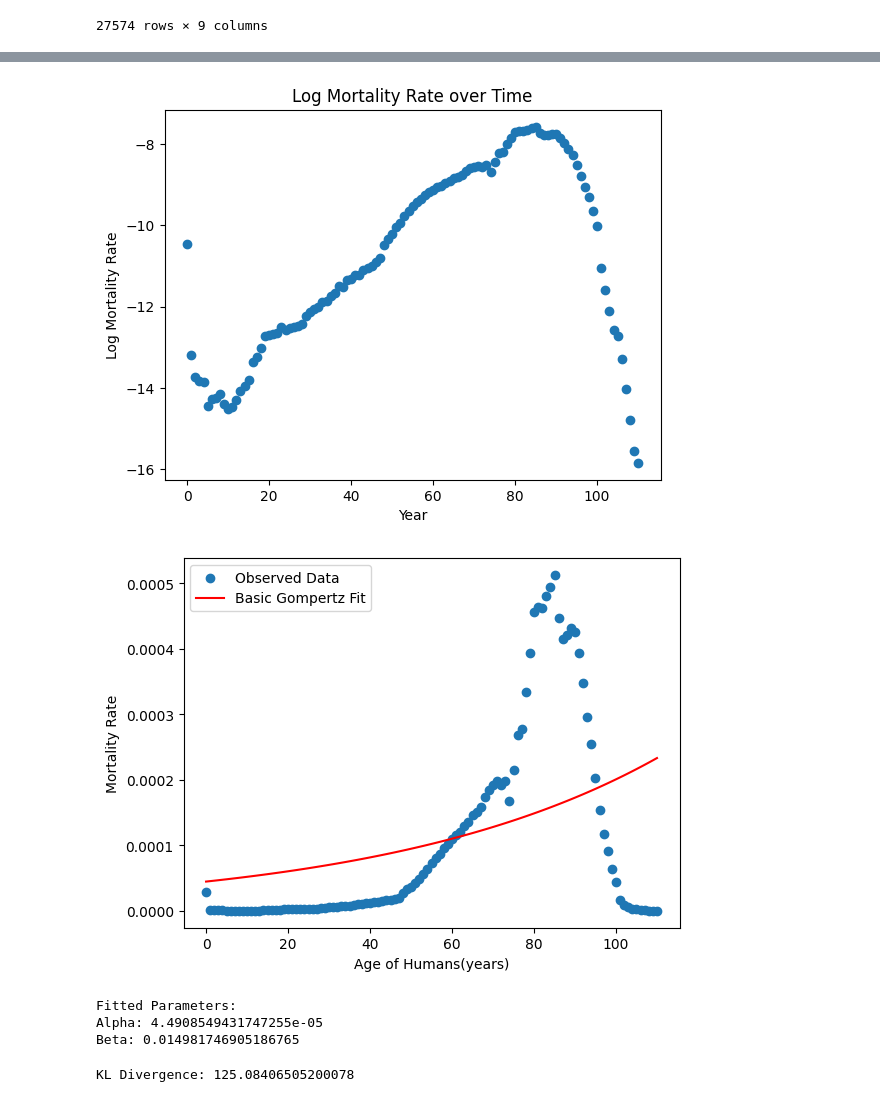
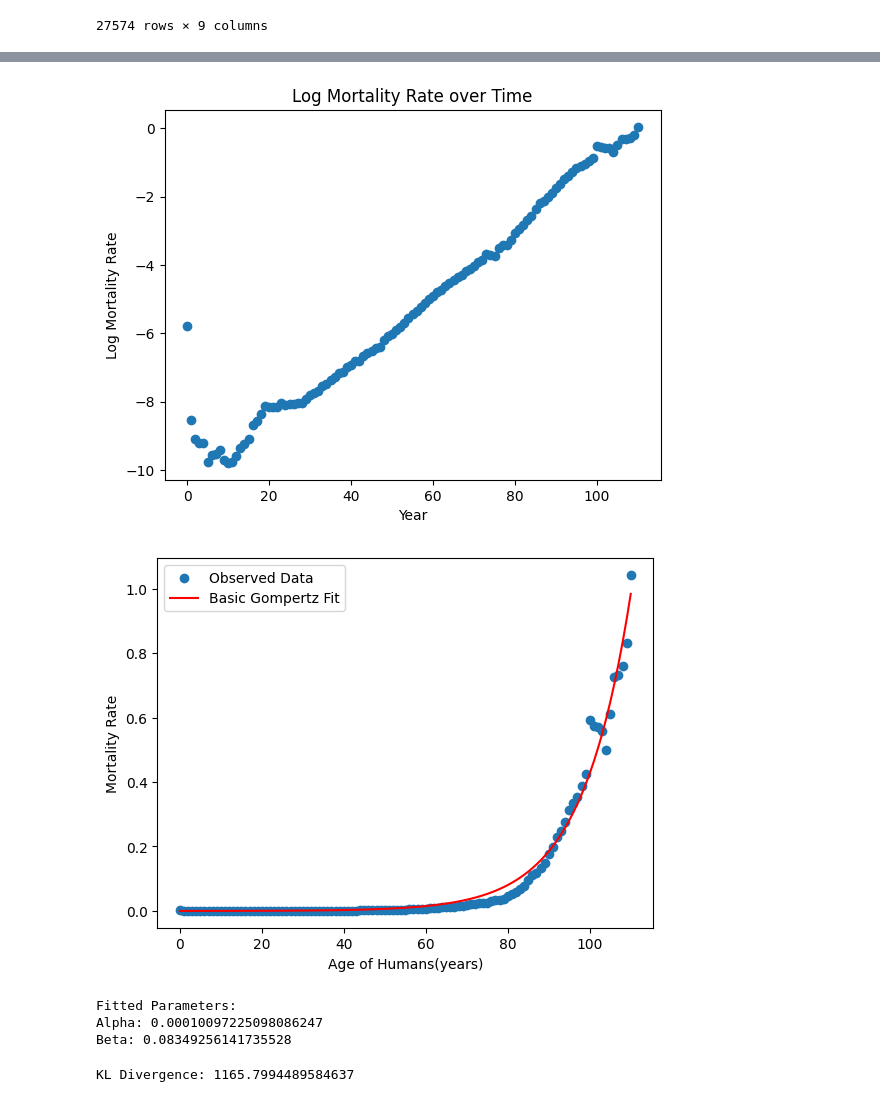
Before and after one commit to shs2017/Data-Literacy, a Jupyter notebook: Lifespans_ITP1.ipynb, the cells around one changed output, grey strips where cells are left out. Drawn from its saved outputs; the diff is of its cells as text; code cells hidden in the pictures.

```diff
--- a/Lifespans_ITP1.ipynb
+++ b/Lifespans_ITP1.ipynb
@@ -156,12 +172,6 @@ Mean Squared Error: 3.936579629474498e-06
 # %%
-## Import and curate Human Data
+## Import  Human Data
 human_mortality_df = pd.read_excel("./Lifespans_Humans.xlsx")
-## Population of Germany in 2020: 83.16 milion
-population = 83.16 * 1e6
-## Add Column Population
-human_mortality_df["Population"] = population
-## Decrease Population for all occured deaths
-human_mortality_df['Population'] = human_mortality_df['Population'] - human_mortality_df['Total'].cumsum()
 human_mortality_df
 # %% [output]
 |  | Year | Age | Total | Population |
@@ -190,39 +200,39 @@ plt.ylabel('Log Mortality Rate')
 plt.title('Log Mortality Rate over Time')
 plt.show()
 # %% [output]
-[figure, old version]
+[figure, new version]
 # %%
 # Fit Human Data to Gompertz
 
 # Provide initial parameter estimates
-initial_params = [0.001, 0.2]
+initial_params = [0.1, 0.085]
 ages = human_mortality_df['Age']
 mortality_rates = human_mortality_df['MortalityRate']
 
 # Fit the basic Gompertz model to the data
 params, covariance = curve_fit(gompertz, ages, mortality_rates, p0=initial_params)
 # Extract the fitted parameters
 alpha_fit_humans, beta_fit_humans = params
 
 # Generate predicted mortality rates using the fitted parameters
 predicted_mortality = gompertz(ages, alpha_fit_humans, beta_fit_humans)
 
 # Plot the results
 plt.scatter(ages, mortality_rates, label='Observed Data')
 plt.plot(ages, predicted_mortality, label='Basic Gompertz Fit', color='red')
 plt.xlabel('Age of Humans(years)')
 plt.ylabel('Mortality Rate')
 plt.legend()
 plt.show()
 
 print("Fitted Parameters:")
 print("Alpha:", alpha_fit_humans)
 print("Beta:", beta_fit_humans)
 # %% [output]
-[figure, old version]
+[figure, new version]
 Fitted Parameters:
-Alpha: 4.4908549431747255e-05
-Beta: 0.014981746905186765
+Alpha: 0.00010097225098086247
+Beta: 0.08349256141735528
 # %%
 # Discretize the age range for humans
 ages_human = np.linspace(0, 100, num=1000)
@@ -239,8 +249,8 @@ cdf_human = np.maximum(cdf_human, np.finfo(float).eps)
 cdf_mice = np.maximum(cdf_mice, np.finfo(float).eps)
 
 # Compute the KL divergence
-kl_divergence = np.sum(cdf_mice * np.log(cdf_mice / cdf_human))
+kl_divergence = np.sum(cdf_human * np.log(cdf_human / cdf_mice))
 
 print(f"KL Divergence: {kl_divergence}")
 # %% [output]
-KL Divergence: 125.08406505200078
+KL Divergence: 1165.7994489584637
```
Also changed, not shown: parts of 7 cells of this notebook, 1 other file.
